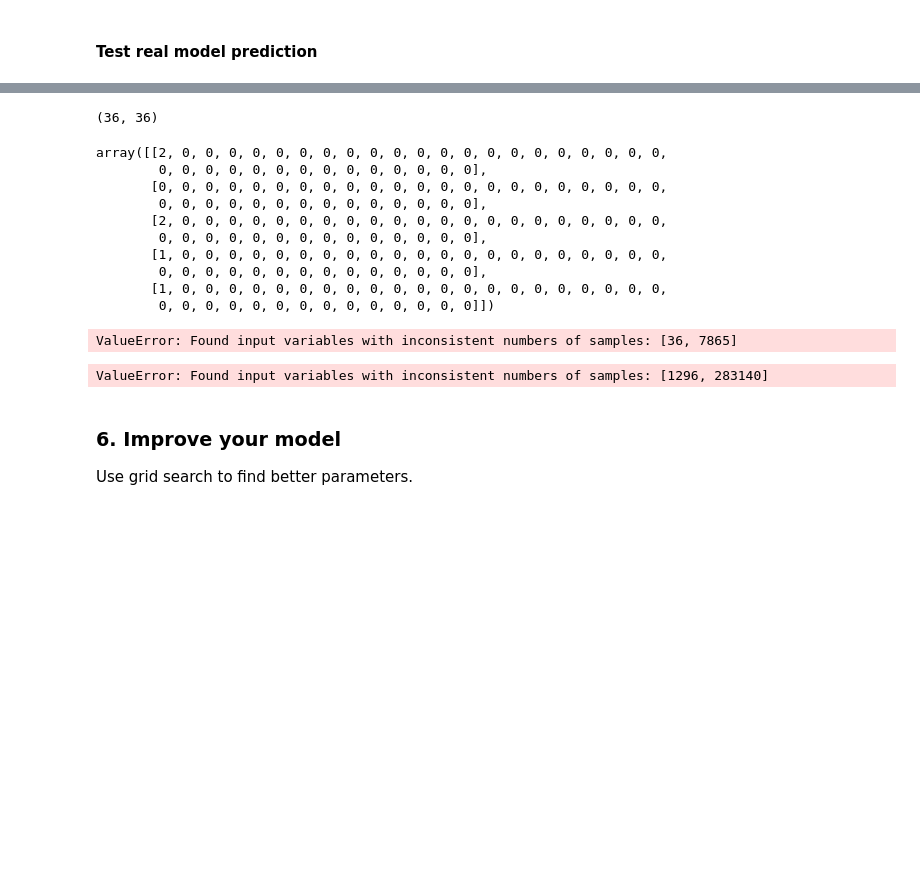
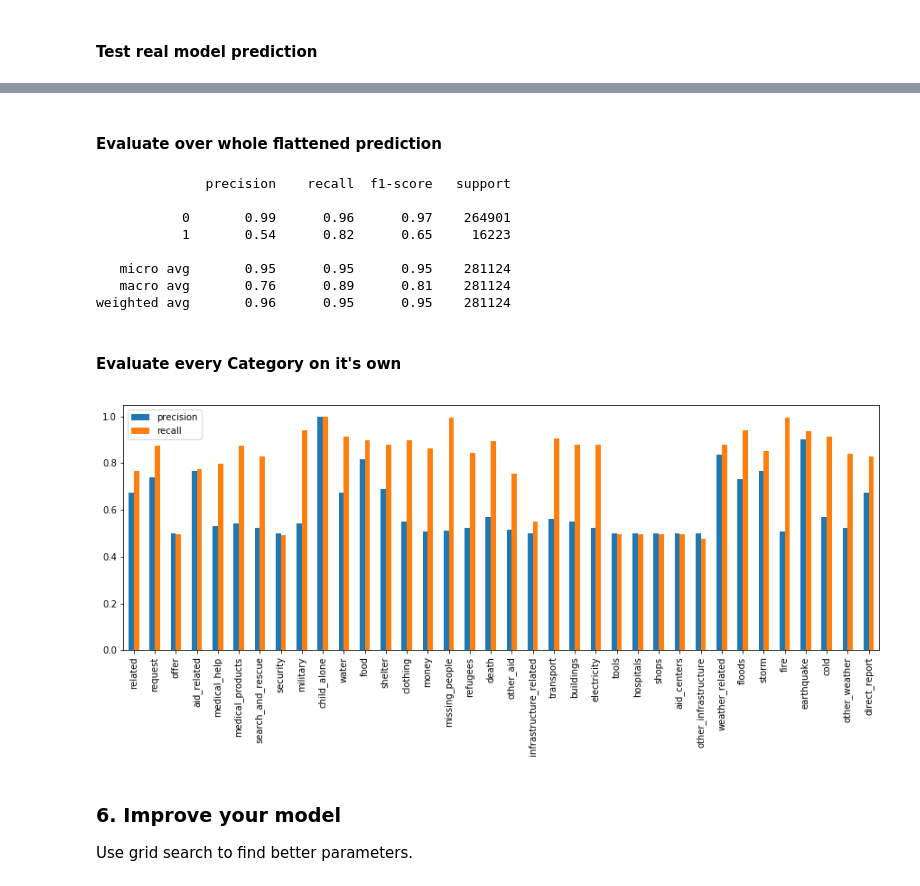
Before and after one commit to herrfeder/DataScientist, a Jupyter notebook: Project_02_Disaster_Response_Pipelines/02_ML_Pipeline_Preparation.ipynb, the cells around one changed output, grey strips where cells are left out. Saved outputs shown, nothing was run; the diff lists cells and outputs as text; code cells hidden in the pictures; blank space fills up the shorter version.

Commit message:
Subject: Progress on ML pipeline and initial commit of webapp

```diff
--- a/Project_02_Disaster_Response_Pipelines/02_ML_Pipeline_Preparation.ipynb
+++ b/Project_02_Disaster_Response_Pipelines/02_ML_Pipeline_Preparation.ipynb
@@ -94,7 +108,7 @@ This machine pipeline should take in the `message` column as input and output cl
 pipeline = Pipeline([
         ('vect', CountVectorizer(tokenizer=tokenize)),
         ('tfidf', TfidfTransformer()),
-        ('clf', MultiOutputClassifier(RandomForestClassifier(n_estimators=10)))
+        ('clf', MultiOutputClassifier(RandomForestClassifier(n_estimators=100)))
     ])
 # %% [markdown]
 ### 4. Train pipeline
@@ -220,29 +267,26 @@ Y_test.shape
 # %%
-Y_pred = pipeline.predict(Y_test)
-Y_pred.shape
+Y_pred = pipeline.predict(X_test)
-# %% [output]
-(36, 36)
-# %%
-Y_pred[:5]
-# %% [output]
-array([[2, 0, 0, 0, 0, 0, 0, 0, 0, 0, 0, 0, 0, 0, 0, 0, 0, 0, 0, 0, 0, 0,
-        0, 0, 0, 0, 0, 0, 0, 0, 0, 0, 0, 0, 0, 0],
-       [0, 0, 0, 0, 0, 0, 0, 0, 0, 0, 0, 0, 0, 0, 0, 0, 0, 0, 0, 0, 0, 0,
-        0, 0, 0, 0, 0, 0, 0, 0, 0, 0, 0, 0, 0, 0],
-       [2, 0, 0, 0, 0, 0, 0, 0, 0, 0, 0, 0, 0, 0, 0, 0, 0, 0, 0, 0, 0, 0,
-        0, 0, 0, 0, 0, 0, 0, 0, 0, 0, 0, 0, 0, 0],
-       [1, 0, 0, 0, 0, 0, 0, 0, 0, 0, 0, 0, 0, 0, 0, 0, 0, 0, 0, 0, 0, 0,
-        0, 0, 0, 0, 0, 0, 0, 0, 0, 0, 0, 0, 0, 0],
-       [1, 0, 0, 0, 0, 0, 0, 0, 0, 0, 0, 0, 0, 0, 0, 0, 0, 0, 0, 0, 0, 0,
-        0, 0, 0, 0, 0, 0, 0, 0, 0, 0, 0, 0, 0, 0]])
+# %% [markdown]
+#### Evaluate over whole flattened prediction
 # %%
-classification_report(Y_pred, Y_test)
+return_flatted_f1_prec_recall(Y_pred,Y_test)
 # %% [output]
-ValueError: Found input variables with inconsistent numbers of samples: [36, 7865]
+              precision    recall  f1-score   support
+
+           0       0.99      0.96      0.97    264901
+           1       0.54      0.82      0.65     16223
+
+   micro avg       0.95      0.95      0.95    281124
+   macro avg       0.76      0.89      0.81    281124
+weighted avg       0.96      0.95      0.95    281124
-# %%
-display_f1_prec_recall(Y_pred,Y_test)
-# %% [output]
-ValueError: Found input variables with inconsistent numbers of samples: [1296, 283140]
+# %% [markdown]
+#### Evaluate every Category on it's own
+# %%
+cla_report_rfc_b=pd.DataFrame(return_multioutput_f1_prec_recall(Y_pred, Y_test,mac_avg=True)).T
+cla_report_rfc_b.rename(columns={0:"precision_rfb_b",1:"recall_rfb_b"}, inplace=True)
+_ = cla_report_rfc_b.plot(kind="bar", figsize=(15,5))
+# %% [output]
+[figure, added]
 # %% [markdown]
 ### 6. Improve your model
 Use grid search to find better parameters.
```
Also changed, not shown: parts of 30 cells of this notebook, 4 other files.
